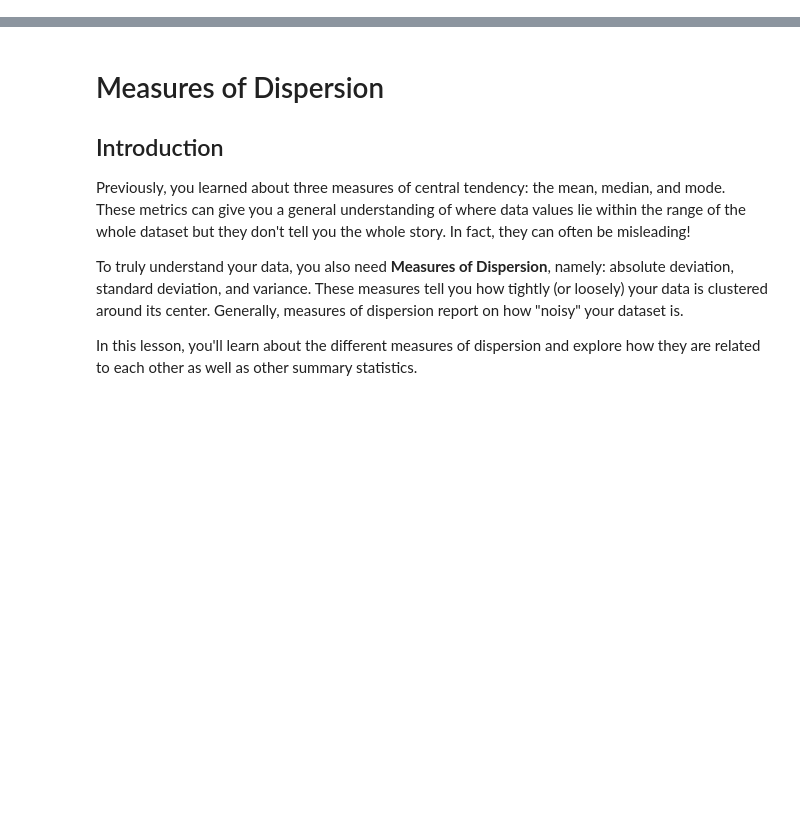
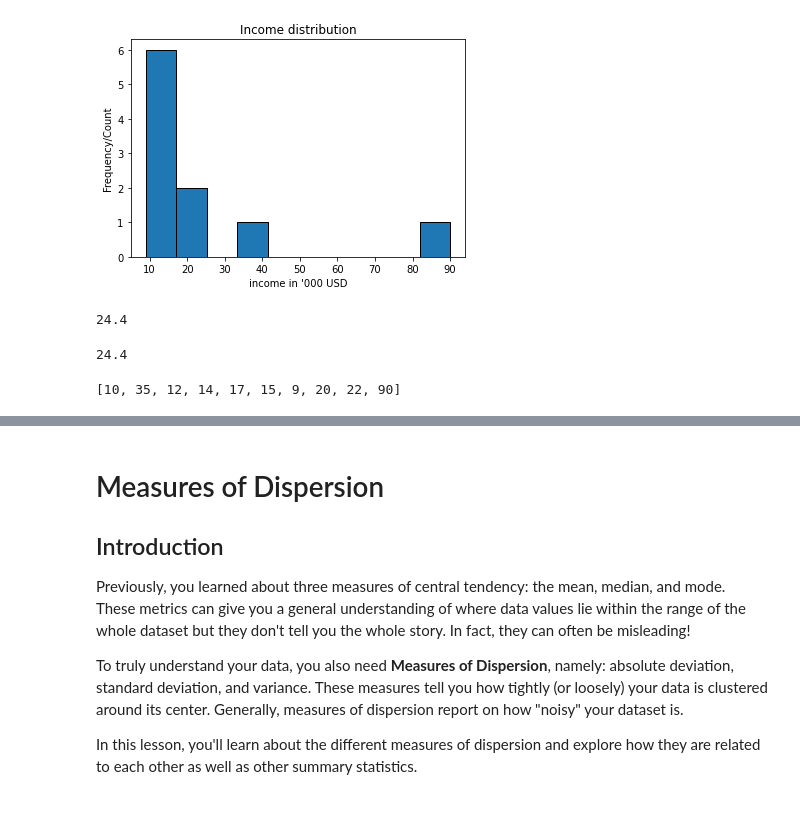
Before and after one commit to mish-mureh/dsc-measures-of-dispersion, a Jupyter notebook: index.ipynb, the cells around one changed output, grey strips where cells are left out. Saved outputs shown, nothing was run; the diff lists cells and outputs as text; code cells hidden in the pictures; blank space fills up the shorter version.

```diff
--- a/index.ipynb
+++ b/index.ipynb
@@ -0,0 +1,32 @@
+# %%
+# Import libraries
+# Import matplotlib
+list_ = [10, 35, 12, 14, 17, 15, 9, 20, 22, 90]
+bins = 10
+
+# plot a histogram
+import matplotlib.pyplot as plt
+plt.hist(list_,bins=bins,edgecolor='black')
+plt.title("Income distribution")# title
+plt.ylabel('Frequency/Count')
+plt.xlabel("income in '000 USD");
+# %% [output]
+[figure, added]
+# %%
+# find the mean
+# method_1
+import numpy as np
+
+mean_= np.mean(np.array(list_))
+mean_
+# %% [output]
+24.4
+# %%
+#method_2
+np.sum(np.array(list_)) / len(list_)
+# %% [output]
+24.4
+# %%
+list_
+# %% [output]
+[10, 35, 12, 14, 17, 15, 9, 20, 22, 90]
```
Also changed, not shown: parts of 16 cells of this notebook.
